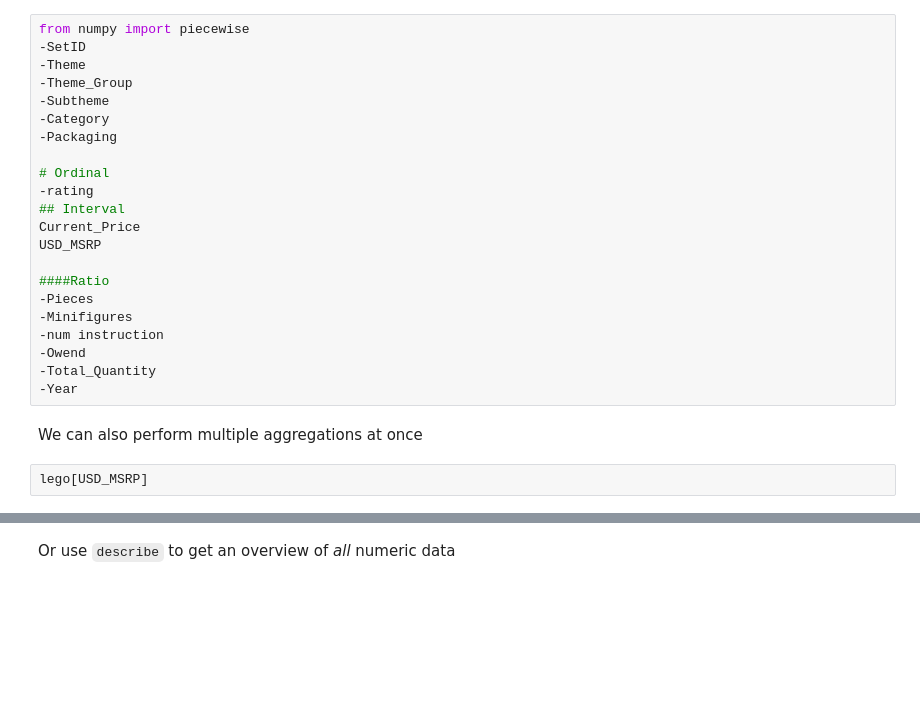
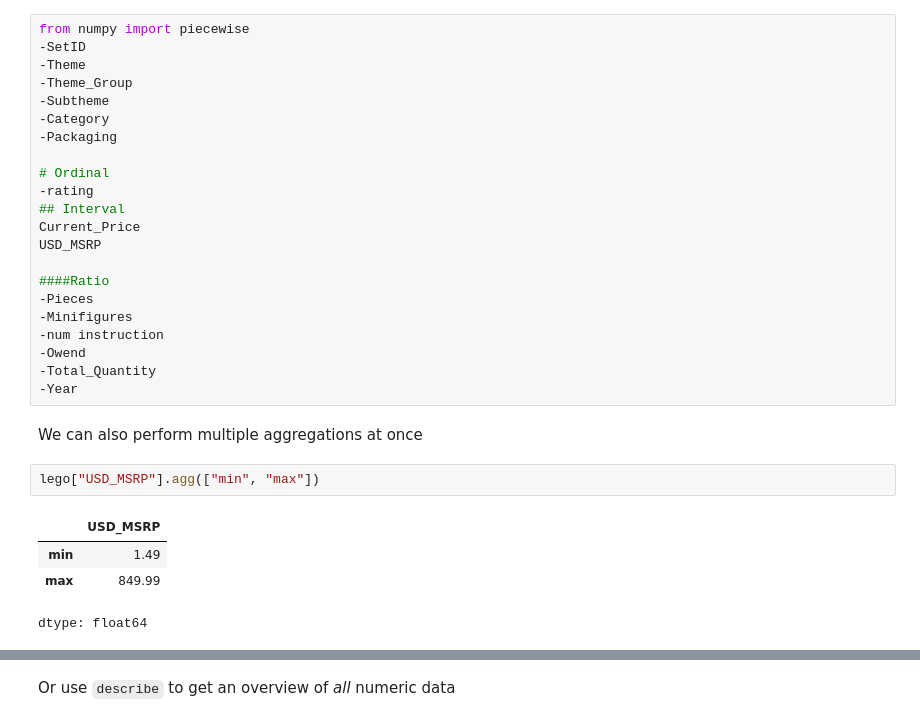
Before and after one commit to milena-seismo/DSB-Unit-02, a Jupyter notebook: 02 - Exploring and Joining/03-descriptive-statistics-data-joins-in-pandas.ipynb, the cells around one changed output, grey strips where cells are left out. Cells and saved outputs as stored; diff of their text form; blank space fills up the shorter version.

```diff
--- a/02 - Exploring and Joining/03-descriptive-statistics-data-joins-in-pandas.ipynb
+++ b/02 - Exploring and Joining/03-descriptive-statistics-data-joins-in-pandas.ipynb
@@ -120,4 +120,9 @@ USD_MSRP
 # %% [markdown]
 We can also perform multiple aggregations at once
 # %%
-lego[USD_MSRP]
+lego["USD_MSRP"].agg(["min", "max"])
+# %% [output]
+|  | USD_MSRP |
+| min | 1.49 |
+| max | 849.99 |
+dtype: float64
```
Also changed, not shown: parts of 2 cells of this notebook.
